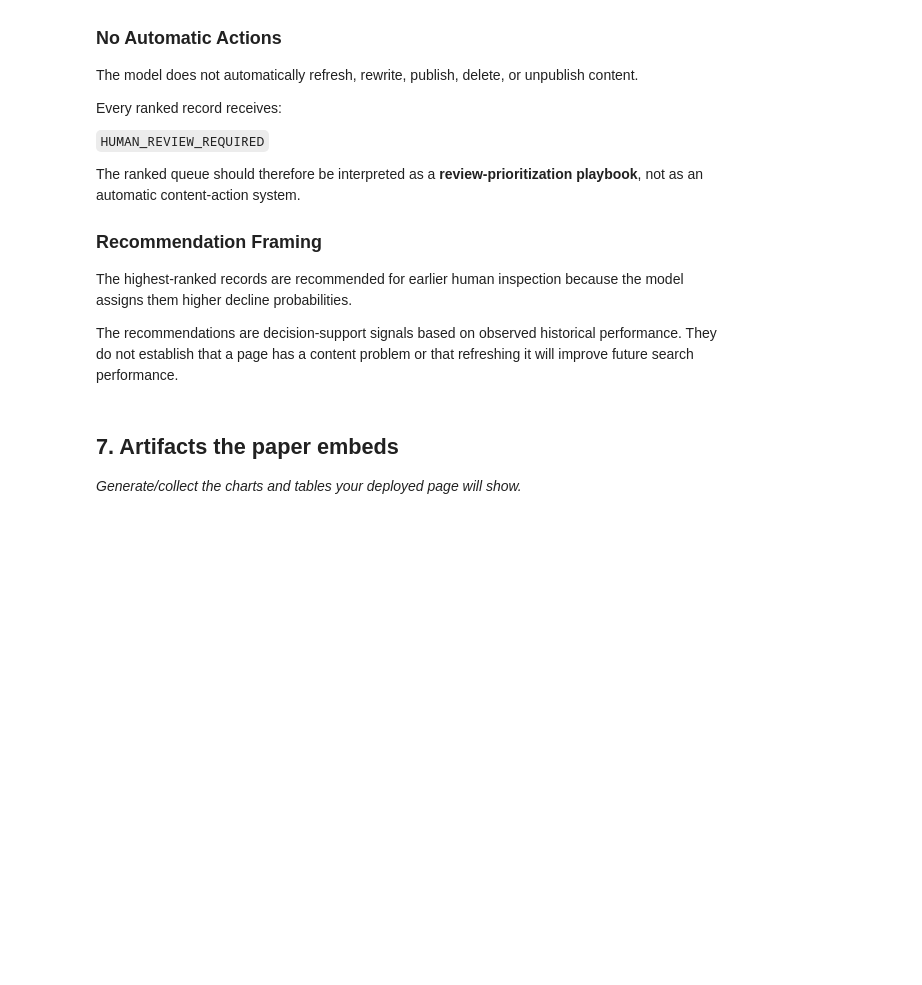
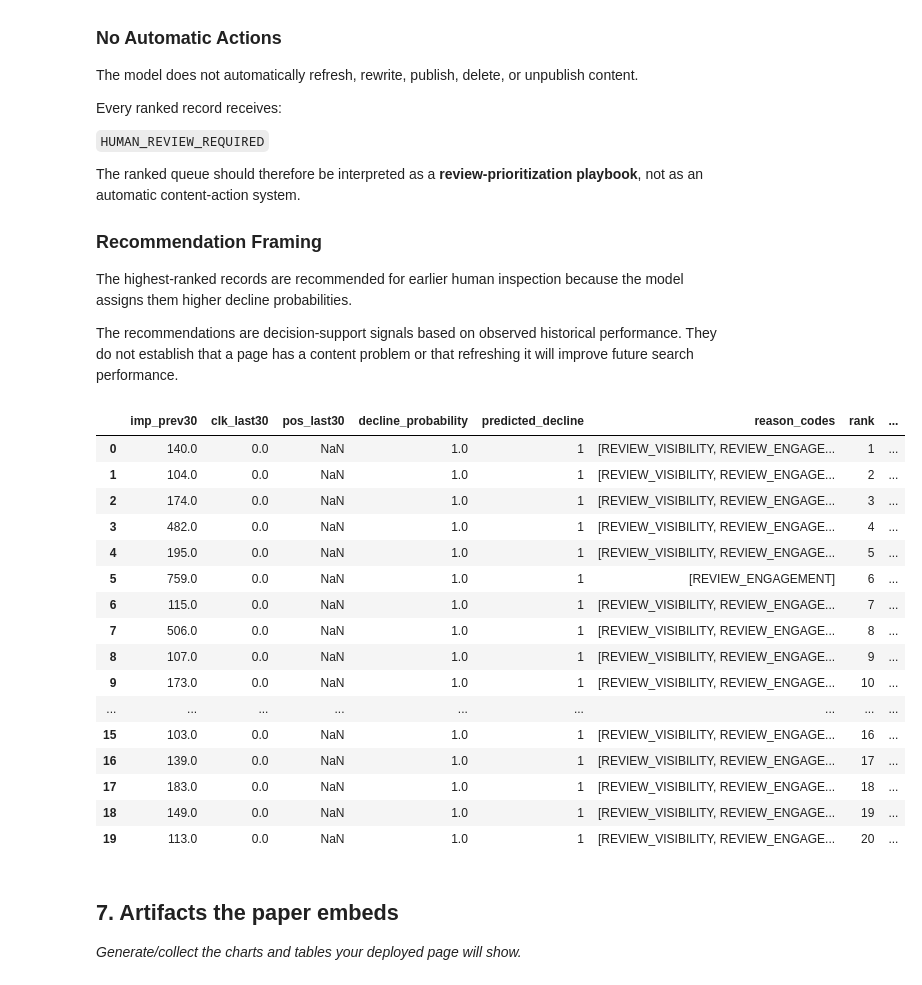
Before and after one commit to limon-available/starter-notebook, a Jupyter notebook: work/notebooks/capstone.ipynb, the cells around one changed output. Drawn from its saved outputs; the diff is of its cells as text; code cells hidden in the pictures; blank space fills up the shorter version.

```diff
--- a/work/notebooks/capstone.ipynb
+++ b/work/notebooks/capstone.ipynb
@@ -176,0 +404,17 @@ The final recommendations require human review before any content action is take
+# %%
+from sklearn.ensemble import RandomForestClassifier
+
+model_w06 = RandomForestClassifier(
+    n_estimators=200,
+    random_state=42,
+    n_jobs=-1
+)
+
+model_w06.fit(X_train, y_train)
+
+y_pred = model_w06.predict(X_test)
+y_prob = model_w06.predict_proba(X_test)[:, 1]
+
+print("Model trained successfully.")
+print("Predictions:", len(y_pred))
+print("Probabilities:", len(y_prob))
@@ -340,6 +588,69 @@ The ranked queue should therefore be interpreted as a **review-prioritization pl
 The highest-ranked records are recommended for earlier human inspection because the model assigns them higher decline probabilities.
 
 The recommendations are decision-support signals based on observed historical performance. They do not establish that a page has a content problem or that refreshing it will improve future search performance.
+# %%
+action_queue = X_test.copy().reset_index(drop=True)
+
+action_queue["decline_probability"] = y_prob
+action_queue["predicted_decline"] = y_pred
+
+imp_median = action_queue["imp_prev30"].median()
+clk_median = action_queue["clk_last30"].median()
+pos_median = action_queue["pos_last30"].median()
+
+def get_reason_codes(row):
+    reasons = []
+
+    if row["imp_prev30"] <= imp_median:
+        reasons.append("REVIEW_VISIBILITY")
+
+    if row["clk_last30"] <= clk_median:
+        reasons.append("REVIEW_ENGAGEMENT")
+
+    if pd.notna(row["pos_last30"]) and row["pos_last30"] >= pos_median:
+        reasons.append("REVIEW_POSITION")
+
+    if len(reasons) >= 2:
+        reasons.append("MULTIPLE_REVIEW_SIGNALS")
+
+    if not reasons:
+        reasons.append("GENERAL_REVIEW")
+
+    return reasons
+
+action_queue["reason_codes"] = action_queue.apply(
+    get_reason_codes,
+    axis=1
+)
+
+action_queue = action_queue.sort_values(
+    "decline_probability",
+    ascending=False
+).reset_index(drop=True)
+
+action_queue["rank"] = range(1, len(action_queue) + 1)
+
+action_queue["action"] = "HUMAN_REVIEW_REQUIRED"
+
+action_queue.head(20)
+# %% [output]
+|  | imp_prev30 | clk_last30 | pos_last30 | decline_probability | predicted_decline | reason_codes | rank | ... |
+| 0 | 140.0 | 0.0 | NaN | 1.0 | 1 | [REVIEW_VISIBILITY, REVIEW_ENGAGE... | 1 | ... |
+| 1 | 104.0 | 0.0 | NaN | 1.0 | 1 | [REVIEW_VISIBILITY, REVIEW_ENGAGE... | 2 | ... |
+| 2 | 174.0 | 0.0 | NaN | 1.0 | 1 | [REVIEW_VISIBILITY, REVIEW_ENGAGE... | 3 | ... |
+| 3 | 482.0 | 0.0 | NaN | 1.0 | 1 | [REVIEW_VISIBILITY, REVIEW_ENGAGE... | 4 | ... |
+| 4 | 195.0 | 0.0 | NaN | 1.0 | 1 | [REVIEW_VISIBILITY, REVIEW_ENGAGE... | 5 | ... |
+| 5 | 759.0 | 0.0 | NaN | 1.0 | 1 | [REVIEW_ENGAGEMENT] | 6 | ... |
+| 6 | 115.0 | 0.0 | NaN | 1.0 | 1 | [REVIEW_VISIBILITY, REVIEW_ENGAGE... | 7 | ... |
+| 7 | 506.0 | 0.0 | NaN | 1.0 | 1 | [REVIEW_VISIBILITY, REVIEW_ENGAGE... | 8 | ... |
+| 8 | 107.0 | 0.0 | NaN | 1.0 | 1 | [REVIEW_VISIBILITY, REVIEW_ENGAGE... | 9 | ... |
+| 9 | 173.0 | 0.0 | NaN | 1.0 | 1 | [REVIEW_VISIBILITY, REVIEW_ENGAGE... | 10 | ... |
+| ... | ... | ... | ... | ... | ... | ... | ... | ... |
+| 15 | 103.0 | 0.0 | NaN | 1.0 | 1 | [REVIEW_VISIBILITY, REVIEW_ENGAGE... | 16 | ... |
+| 16 | 139.0 | 0.0 | NaN | 1.0 | 1 | [REVIEW_VISIBILITY, REVIEW_ENGAGE... | 17 | ... |
+| 17 | 183.0 | 0.0 | NaN | 1.0 | 1 | [REVIEW_VISIBILITY, REVIEW_ENGAGE... | 18 | ... |
+| 18 | 149.0 | 0.0 | NaN | 1.0 | 1 | [REVIEW_VISIBILITY, REVIEW_ENGAGE... | 19 | ... |
+| 19 | 113.0 | 0.0 | NaN | 1.0 | 1 | [REVIEW_VISIBILITY, REVIEW_ENGAGE... | 20 | ... |
 # %% [markdown]
 ## 7. Artifacts the paper embeds
 
```
Also changed, not shown: parts of 13 cells of this notebook.
